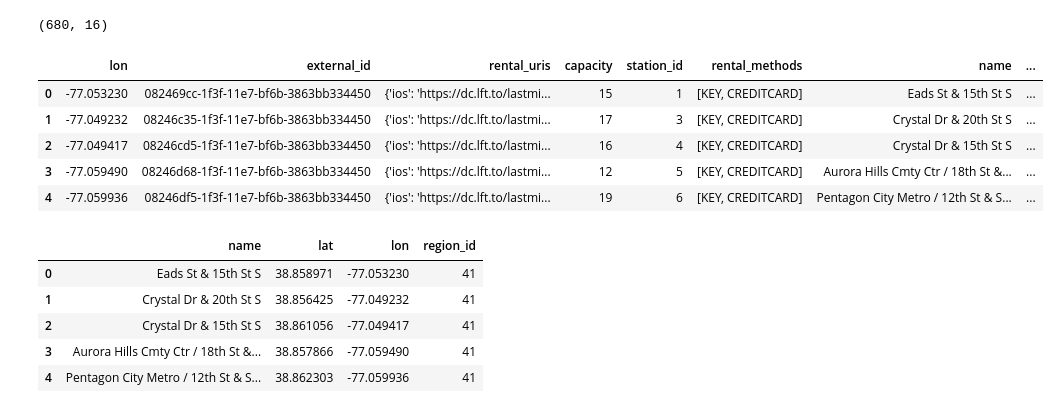
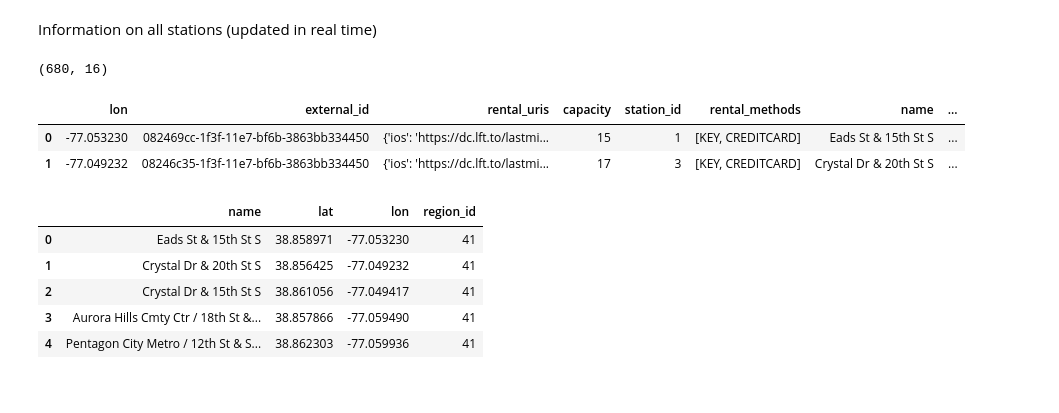
Before and after one commit to kyungoh22/bike_analysis, a Jupyter notebook: station_data.ipynb, the cells around one changed output. Drawn from its saved outputs; the diff is of its cells as text; code cells hidden in the pictures.

```diff
--- a/station_data.ipynb
+++ b/station_data.ipynb
@@ -11,6 +11,8 @@ import json
 import urllib.request
 
 from difflib import SequenceMatcher
+# %% [markdown]
+Information on all stations (updated in real time)
 # %%
 with open('station_information.json', 'r') as json_file:
     json_load = json.load(json_file)
@@ -21,14 +23,11 @@ station_info.shape
 # %% [output]
 (680, 16)
 # %%
-station_info.head()
+station_info.head(2)
 # %% [output]
 |  | lon | external_id | rental_uris | capacity | station_id | rental_methods | name | ... |
 | 0 | -77.053230 | 082469cc-1f3f-11e7-bf6b-3863bb334450 | {'ios': 'https://dc.lft.to/lastmi... | 15 | 1 | [KEY, CREDITCARD] | Eads St & 15th St S | ... |
 | 1 | -77.049232 | 08246c35-1f3f-11e7-bf6b-3863bb334450 | {'ios': 'https://dc.lft.to/lastmi... | 17 | 3 | [KEY, CREDITCARD] | Crystal Dr & 20th St S | ... |
-| 2 | -77.049417 | 08246cd5-1f3f-11e7-bf6b-3863bb334450 | {'ios': 'https://dc.lft.to/lastmi... | 16 | 4 | [KEY, CREDITCARD] | Crystal Dr & 15th St S | ... |
-| 3 | -77.059490 | 08246d68-1f3f-11e7-bf6b-3863bb334450 | {'ios': 'https://dc.lft.to/lastmi... | 12 | 5 | [KEY, CREDITCARD] | Aurora Hills Cmty Ctr / 18th St &... | ... |
-| 4 | -77.059936 | 08246df5-1f3f-11e7-bf6b-3863bb334450 | {'ios': 'https://dc.lft.to/lastmi... | 19 | 6 | [KEY, CREDITCARD] | Pentagon City Metro / 12th St & S... | ... |
 # %%
 station_loc = station_info[['name','lat','lon','region_id']]
 # %%
```
Also changed, not shown: parts of 8 cells of this notebook, 12 other files.
